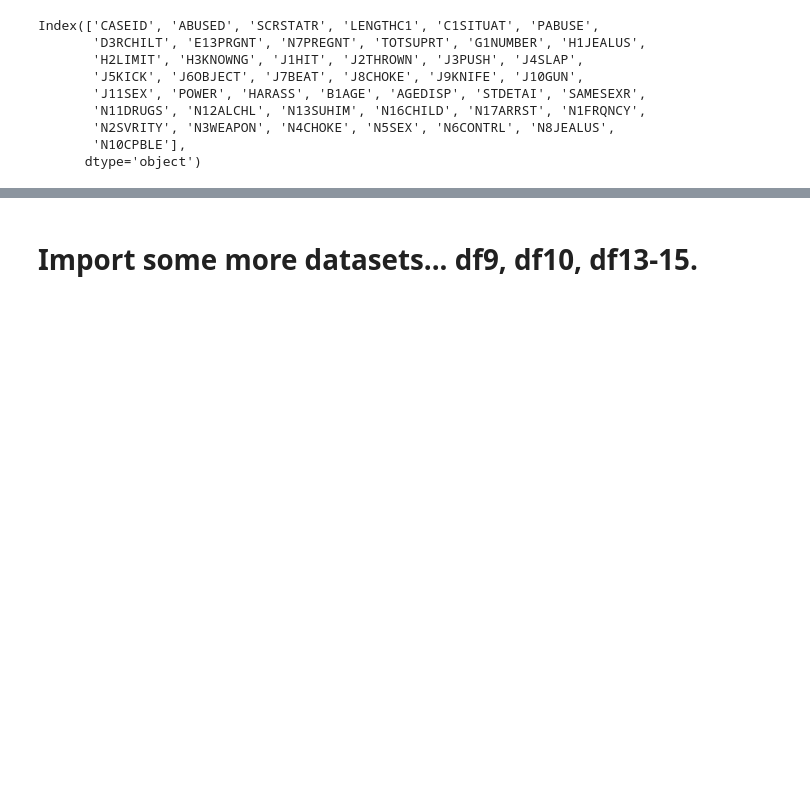
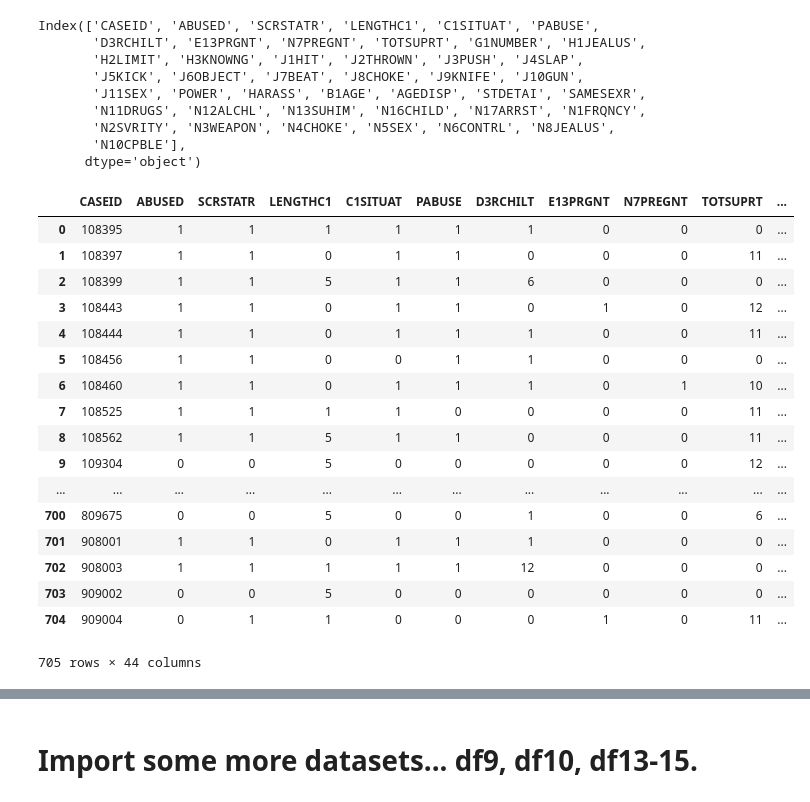
Before and after one commit to codeup-capstone-one/domestic-violence, a Jupyter notebook: jesse_dvproject_phase2.ipynb, the cells around one changed output, grey strips where cells are left out. Cells and saved outputs as stored; diff of their text form; code cells hidden in the pictures; blank space fills up the shorter version.

```diff
--- a/jesse_dvproject_phase2.ipynb
+++ b/jesse_dvproject_phase2.ipynb
@@ -222,3 +216,24 @@ prepare.replace_nonvals(dfa)
+# %%
+prepare.rename_columns_all(dfa)
+# %% [output]
+|  | CASEID | ABUSED | SCRSTATR | LENGTHC1 | C1SITUAT | PABUSE | D3RCHILT | E13PRGNT | N7PREGNT | TOTSUPRT | ... |
+| 0 | 108395 | 1 | 1 | 1 | 1 | 1 | 1 | 0 | 0 | 0 | ... |
+| 1 | 108397 | 1 | 1 | 0 | 1 | 1 | 0 | 0 | 0 | 11 | ... |
+| 2 | 108399 | 1 | 1 | 5 | 1 | 1 | 6 | 0 | 0 | 0 | ... |
+| 3 | 108443 | 1 | 1 | 0 | 1 | 1 | 0 | 1 | 0 | 12 | ... |
+| 4 | 108444 | 1 | 1 | 0 | 1 | 1 | 1 | 0 | 0 | 11 | ... |
+| 5 | 108456 | 1 | 1 | 0 | 0 | 1 | 1 | 0 | 0 | 0 | ... |
+| 6 | 108460 | 1 | 1 | 0 | 1 | 1 | 1 | 0 | 1 | 10 | ... |
+| 7 | 108525 | 1 | 1 | 1 | 1 | 0 | 0 | 0 | 0 | 11 | ... |
+| 8 | 108562 | 1 | 1 | 5 | 1 | 1 | 0 | 0 | 0 | 11 | ... |
+| 9 | 109304 | 0 | 0 | 5 | 0 | 0 | 0 | 0 | 0 | 12 | ... |
+| ... | ... | ... | ... | ... | ... | ... | ... | ... | ... | ... | ... |
+| 700 | 809675 | 0 | 0 | 5 | 0 | 0 | 1 | 0 | 0 | 6 | ... |
+| 701 | 908001 | 1 | 1 | 0 | 1 | 1 | 1 | 0 | 0 | 0 | ... |
+| 702 | 908003 | 1 | 1 | 1 | 1 | 1 | 12 | 0 | 0 | 0 | ... |
+| 703 | 909002 | 0 | 0 | 5 | 0 | 0 | 0 | 0 | 0 | 0 | ... |
+| 704 | 909004 | 0 | 1 | 1 | 0 | 0 | 0 | 1 | 0 | 11 | ... |
+705 rows × 44 columns
 # %%
 dfa.columns
 # %% [output]
```
Also changed, not shown: parts of 25 cells of this notebook.
